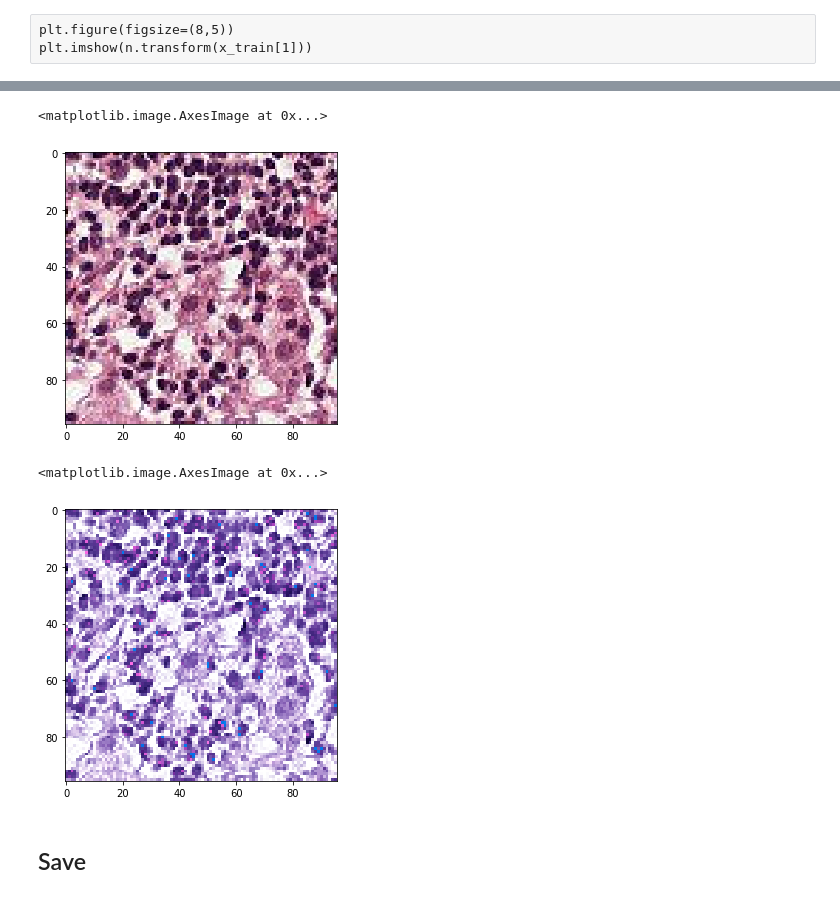
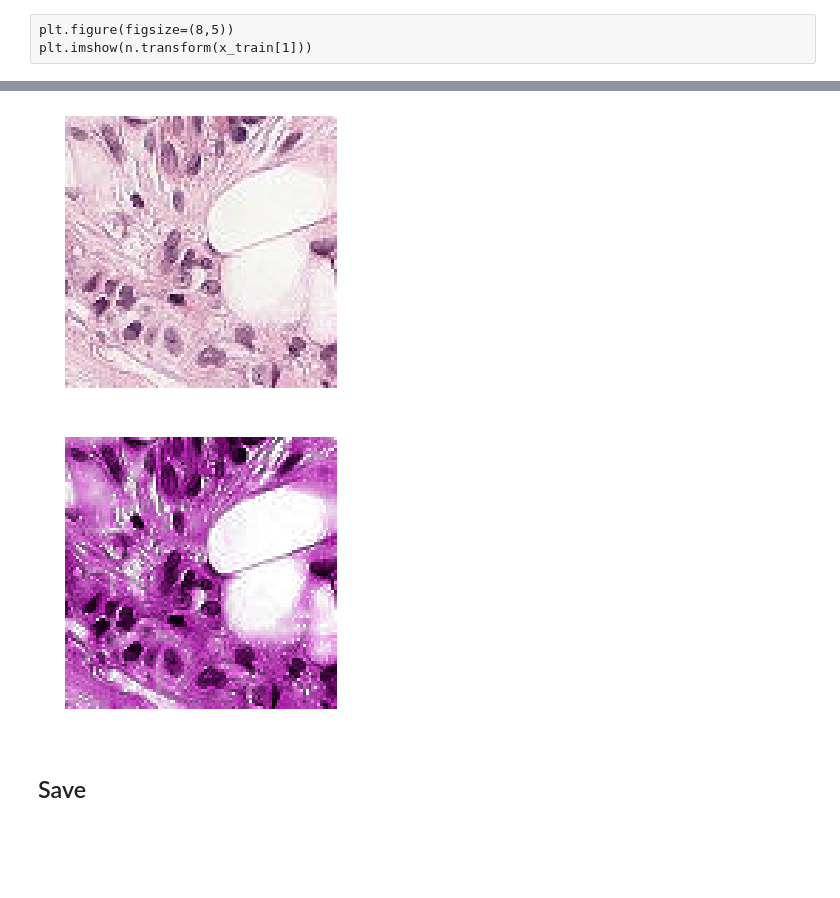
Before and after one commit to simgeekiz/PatchCamelyon, a Jupyter notebook: stainnorm/Normalized.ipynb, the cells around one changed output, grey strips where cells are left out. Cells and saved outputs as stored; diff of their text form; code cells hidden in the pictures; blank space fills up the shorter version.

```diff
--- a/stainnorm/Normalized.ipynb
+++ b/stainnorm/Normalized.ipynb
@@ -41,2 +52,2 @@ first, x_train = x_train[0], x_train[1:]
 # %%
-n.fit(first)
+n.fit(first_x)
@@ -55,5 +54,5 @@ plt.imshow(n.transform(x_test[0]))
 # %%
-# logf = open('./logs/magenko_train_skipped.txt', 'w')
+logf = open('./logs/magenko_train_skipped_test.txt', 'w')
 
 t = ()
 for i, x_ in enumerate(tqdm(x_train)):
@@ -61,10 +60,11 @@ for i, x_ in enumerate(tqdm(x_train)):
     try:
         norm_x = n.transform(x_)
     except Exception as e:
-#         logf.write(str(i) + '; ' + str(e))
-        y_train = np.delete(y_train, i+1, 0)
+        logf.write(str(i) + '; ' + str(e))
+        y_train = np.delete(y_train, i, 0)
         continue
 
     t = t + (norm_x,)
+    print(len(t))
 
-# logf.close()
+logf.close()
@@ -79,2 +219,3 @@ array([[[1]]], dtype=uint8)
 # %%
-bs_inputs = (first,) + t
+bs_inputs = (first_x,) + t
+len(bs_inputs)
@@ -86,2 +237,2 @@ x_train_norm = utils.build_stack(bs_inputs)
 # %%
-ind = 10
+ind = 3
@@ -88,15 +244,13 @@ ind = 10
 # %%
 plt.figure(figsize=(8,5))
-plt.imshow(x_train[ind-1])
+show(x_train[ind])
 # %% [output]
-<matplotlib.image.AxesImage at 0x...>
-[figure, old version]
+[figure, new version]
 # %%
 plt.figure(figsize=(8,5))
-plt.imshow(n.transform(x_train_norm[ind]))
+show(x_train_norm[ind-1])
 # %% [output]
-<matplotlib.image.AxesImage at 0x...>
-[figure, old version]
+[figure, new version]
 # %% [markdown]
 ## Save
 # %%
```
Also changed, not shown: parts of 15 cells of this notebook, 7 other files.
